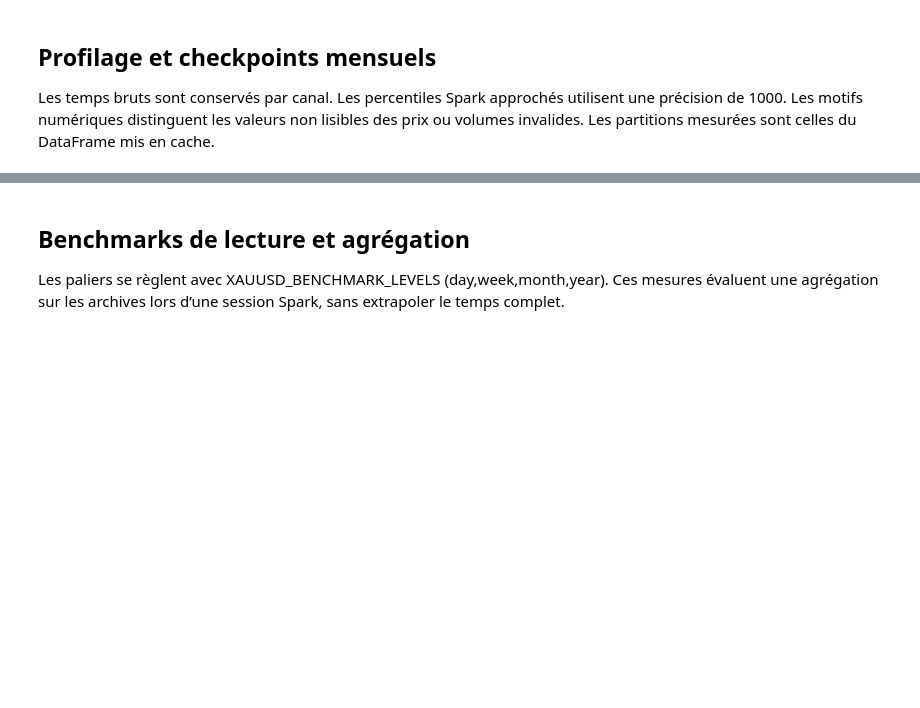
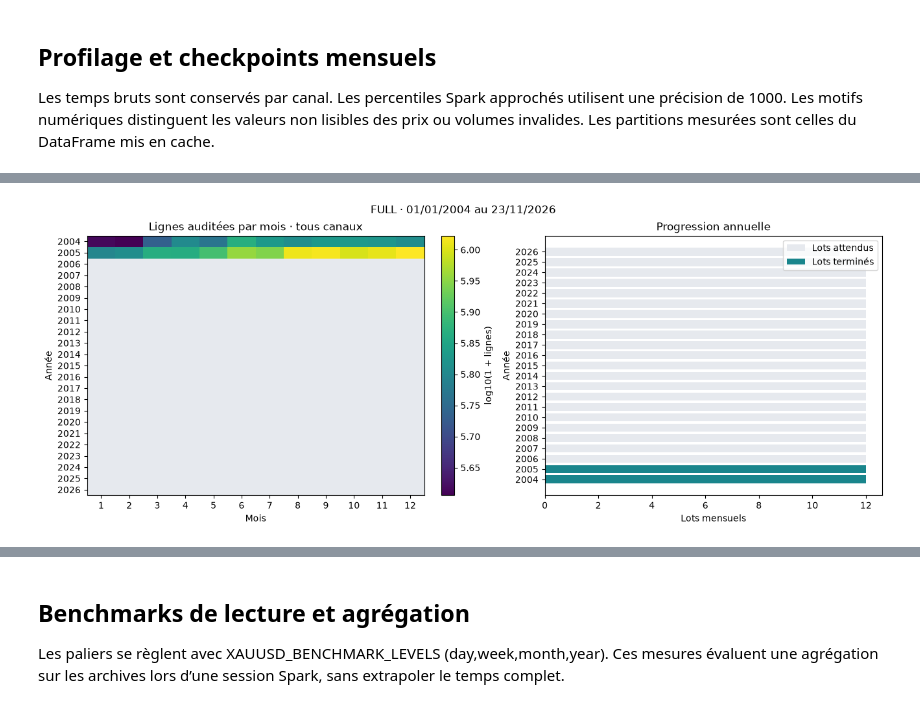
Before and after one commit to hamzaelattar/Multi-Agents-Trading, a Jupyter notebook: pipelinebigdata/notebooks/01_Bronze.ipynb, the cells around one changed output, grey strips where cells are left out. Drawn from its saved outputs; the diff is of its cells as text; code cells hidden in the pictures; blank space fills up the shorter version.

Commit message:
Show the full XAUUSD scope and partition charts in the notebooks

```diff
--- a/pipelinebigdata/notebooks/01_Bronze.ipynb
+++ b/pipelinebigdata/notebooks/01_Bronze.ipynb
@@ -33,9 +33,9 @@ def locate_project():
 SMA = EMA = [5, 10, 20, 50]
 CFG = dict(
     mode=os.getenv('XAUUSD_MODE', 'SNAPSHOT').upper(),
-    resume_mode=os.getenv('XAUUSD_RESUME_MODE', 'PILOT').upper(),
+    resume_mode=os.getenv('XAUUSD_RESUME_MODE', 'FULL').upper(),
     root=Path(os.getenv('XAUUSD_PROJECT_DIR', str(locate_project()))).resolve(),
-    start=os.getenv('XAUUSD_FROM', '2025-08-05'), end=os.getenv('XAUUSD_TO', '2025-08-06'),
+    start=os.getenv('XAUUSD_FROM'), end=os.getenv('XAUUSD_TO'),
     scratch=Path(os.getenv('XAUUSD_SPARK_TMP', str(Path.home() / '.cache/xauusd-spark'))).resolve(),
     steps=set(os.getenv('XAUUSD_STEPS', '02,03,04,05,06,07,08,09,10,11,12,13,14,15,16,17,18,19,20').split(',')),
     source_ids=['historical_old', 'historical_recent', 'touhid', 'carlos', 'jforex'],
@@ -59,16 +59,19 @@ started_at = perf_counter()
 mode = CFG['mode']
 run_mode = CFG['resume_mode'] if mode in {'RESUME','SNAPSHOT'} else mode
 assert run_mode in {'TEST','PILOT','FULL'} and mode in {'TEST','PILOT','FULL','RESUME','SNAPSHOT'}
-start, end = map(date.fromisoformat, (CFG['start'], CFG['end']))
 if run_mode == 'FULL':
     start, end = date(2004,1,1), date(2026,11,24)
-if run_mode == 'TEST':
+elif run_mode == 'TEST':
     start, end = date(2025,8,5), date(2025,8,6)
+else:
+    if not CFG['start'] or not CFG['end']:
+        raise ValueError('Le mode PILOT demande XAUUSD_FROM et XAUUSD_TO (borne UTC exclue).')
+    start, end = map(date.fromisoformat, (CFG['start'], CFG['end']))
 assert start < end
 if CFG['instrument']!='XAUUSD':
     raise ValueError('Le catalogue installé couvre XAUUSD.')
 run_folder = {'FULL': 'full', 'TEST': 'test', 'PILOT': f'pilot_{start}_{end}'}[run_mode]
-label = os.getenv('XAUUSD_RUN_LABEL', '')
+label = os.getenv('XAUUSD_RUN_LABEL', 'notebooks' if run_mode == 'FULL' else '')
 if label and not re.fullmatch(r'[A-Za-z0-9_-]+', label):
     raise ValueError('XAUUSD_RUN_LABEL doit contenir des lettres, chiffres, tirets ou underscores.')
 out = data / 'pipeline_runs' / (f'{run_folder}_{label}' if label else run_folder)
@@ -713,0 +774,77 @@ Arguments: isFinalPlan=false
+# %%
+def bronze_coverage_charts():
+    monthly=completed_parts('bronze_')
+    expected=[]
+    current=start
+    while current<end:
+        expected.append((current.year,current.month))
+        current=(current.replace(day=28)+timedelta(days=4)).replace(day=1)
+    done={(date.fromisoformat(k).year,date.fromisoformat(k).month) for k,_ in monthly}
+    print(f'{len(done)} / {len(expected)} lots Bronze terminés. Périmètre affiché : {period_label}.')
+    if not monthly:
+        print('Aucun mois Bronze compatible publié.')
+        return
+    years=sorted({y for y,_ in expected})
+    observed_years=sorted({y for y,_ in done})
+    source_month=defaultdict(Counter)
+    quality=defaultdict(Counter)
+    for key,rec in monthly:
+        t=date.fromisoformat(key)
+        for row in rec['sources']:
+            name=row['source_id']
+            source_month[name][t.year,t.month]+=row['ticks']
+            for field in ('atypical','undated','nonpositive_price','negative_spread','negative_volume'):
+                quality[name][field]+=row.get(field,0)
+    totals=Counter()
+    for counts in source_month.values():
+        totals.update(counts)
+    totals={pair:totals[pair] for pair in done}
+    fig,axes=plt.subplots(1,2,figsize=(13,5),layout='constrained')
+    log_heatmap(axes[0],totals,years,'Lignes auditées par mois · tous canaux','lignes')
+    parts=[sum((y,m) in done for m in range(1,13)) for y in years]
+    targets=[sum(y==by for by,_ in expected) for y in years]
+    axes[1].barh(years,targets,label='Lots attendus',color='#e6e9ee')
+    axes[1].barh(years,parts,label='Lots terminés',color='#19858c')
+    axes[1].set(title='Progression annuelle',xlabel='Lots mensuels',ylabel='Année',yticks=years)
+    axes[1].xaxis.set_major_locator(MaxNLocator(integer=True))
+    axes[1].legend()
+    fig.suptitle(period_label)
+    figure(fig,'Le gris indique les mois hors périmètre ou encore en attente. L’agrégat inclut les chevauchements entre canaux.')
+
+    fig,axes=plt.subplots(2,1,figsize=(12,7),layout='constrained')
+    bottom=[0]*len(observed_years)
+    for name,counts in source_month.items():
+        values=[sum(n for (year,_),n in counts.items() if year==y) for y in observed_years]
+        axes[0].bar(observed_years,values,bottom=bottom,label=name)
+        bottom=[a+b for a,b in zip(bottom,values)]
+    axes[0].set(title='Effectifs annuels audités par source',ylabel='Lignes',xlabel='Année')
+    axes[0].xaxis.set_major_locator(MaxNLocator(integer=True))
+    axes[0].legend()
+    axes[0].yaxis.set_major_formatter(StrMethodFormatter('{x:,.0f}'))
+    ticks=[date.fromisoformat(k) for k,_ in monthly]
+    axes[1].plot(ticks,[totals[(t.year,t.month)] for t in ticks],marker='.',color='#17477d')
+    axes[1].set(title='Chronologie des mois terminés',ylabel='Lignes par lot',xlabel='Début du lot')
+    timeline(axes[1])
+    fig.suptitle(period_label)
+    figure(fig,'Une année partielle contient uniquement les mois mesurés. Les effectifs ne sont pas des ticks Silver dédupliqués.')
+
+    fig,axs=panel_grid(len(source_month),height=4)
+    for ax,(name,counts) in zip(axs.flat,sorted(source_month.items())):
+        log_heatmap(ax,counts,observed_years,name,'lignes')
+    for ax in list(axs.flat)[len(source_month):]:
+        ax.set_visible(False)
+    fig.suptitle(chart_title('Couverture mensuelle par canal source'))
+    figure(fig,'Une cellule grise signifie qu’aucune mesure n’a été publiée pour ce canal et ce mois.')
+
+    reasons=['atypical','undated','nonpositive_price','negative_spread','negative_volume']
+    labels=['Décimales atypiques','Date illisible','Prix ≤ 0','Spread négatif','Volume négatif']
+    fig,ax=plt.subplots(figsize=(11,3.8),layout='constrained')
+    for i,(name,counts) in enumerate(sorted(quality.items())):
+        x=[k+(i-(len(quality)-1)/2)*(.8/len(quality)) for k in range(len(reasons))]
+        ax.bar(x,[counts[k] for k in reasons],width=.8/len(quality),label=name)
+    ax.set(title=chart_title('Contrôles Bronze · lots publiés'),ylabel='Lignes signalées',xticks=range(len(labels)),xticklabels=labels)
+    ax.tick_params(axis='x',rotation=15)
+    ax.legend()
+    figure(fig,'Une ligne peut apparaître dans plusieurs catégories. Les décimales atypiques sont examinées en Silver.')
+bronze_coverage_charts()
+# %% [output]
@@ -713,0 +852 @@ Arguments: isFinalPlan=false
+[figure, added]
```
Also changed, not shown: parts of 13 cells of this notebook, 4 other files.
